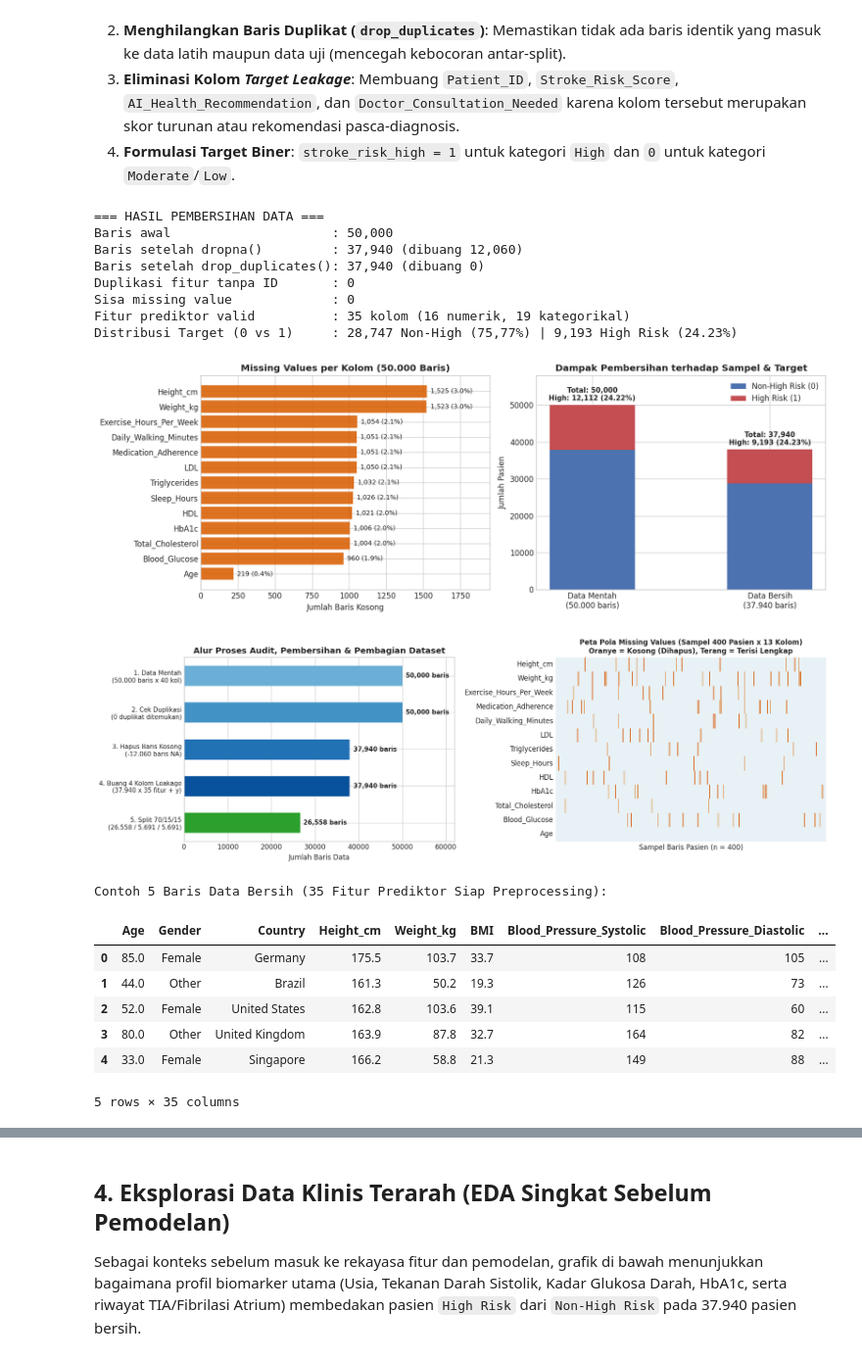
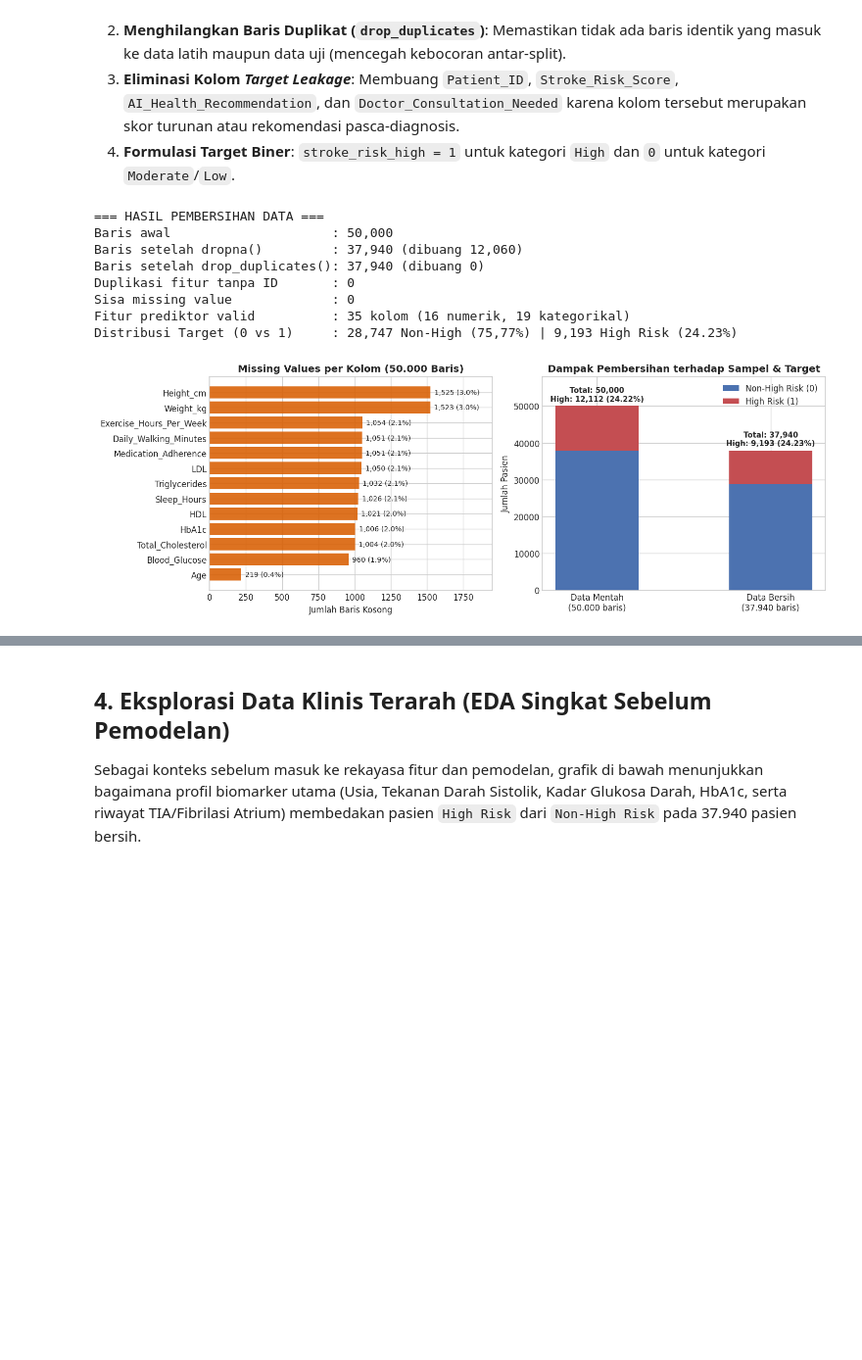
Before and after one commit to ravi-arnan/machine-learning, a Jupyter notebook: colab-hasil/15_presentasi_uas_full_dataset_hasil.ipynb, the cells around one changed output, grey strips where cells are left out. Shown at 98% size. Cells and saved outputs as stored; diff of their text form; code cells hidden in the pictures; blank space fills up the shorter version.

```diff
--- a/colab-hasil/15_presentasi_uas_full_dataset_hasil.ipynb
+++ b/colab-hasil/15_presentasi_uas_full_dataset_hasil.ipynb
@@ -251,7 +251,7 @@ print(f"Fitur prediktor valid          : {X.shape[1]} kolom ({len(num_cols)} num
 print(f"Distribusi Target (0 vs 1)     : {(y == 0).sum():,} Non-High (75,77%) | {(y == 1).sum():,} High Risk ({y.mean()*100:.2f}%)")
 
 # Visualisasi Ringkasan Audit Data & Distribusi Kelas
-fig, axes = plt.subplots(1, 2, figsize=(13.5, 4.8))
+fig, axes = plt.subplots(1, 2, figsize=(12.5, 4.5))
 
 # Panel 1: Missing Values per Kolom
 na_plot = na_nonzero.sort_values("Jumlah_Kosong", ascending=True)
@@ -266,80 +266,31 @@ axes[0].set_xlim(0, na_plot["Jumlah_Kosong"].max() * 1.28)
 labels_stage = ["Data Mentah\n(50.000 baris)", "Data Bersih\n(37.940 baris)"]
 high_counts = [int((df_raw["Stroke_Risk"] == "High").sum()), int((y == 1).sum())]
 non_high_counts = [len(df_raw) - high_counts[0], len(df_clean) - high_counts[1]]
 
 x_pos = np.arange(len(labels_stage))
 axes[1].bar(x_pos, non_high_counts, width=0.48, label="Non-High Risk (0)", color="#4c72b0")
 axes[1].bar(x_pos, high_counts, width=0.48, bottom=non_high_counts, label="High Risk (1)", color="#c44e52")
 axes[1].set_xticks(x_pos)
 axes[1].set_xticklabels(labels_stage, fontsize=10)
 axes[1].set_ylabel("Jumlah Pasien")
 axes[1].set_title("Dampak Pembersihan terhadap Sampel & Target", fontweight="bold")
 axes[1].legend(loc="upper right")
 for i in range(2):
     tot = non_high_counts[i] + high_counts[i]
     axes[1].text(i, tot + 900, f"Total: {tot:,}\nHigh: {high_counts[i]:,} ({high_counts[i]/tot*100:.2f}%)",
                  ha="center", va="bottom", fontsize=9, fontweight="bold")
 axes[1].set_ylim(0, 58000)
 
 plt.tight_layout()
 plt.savefig(ASSET_DIR / "fig_01_audit_dan_pembersihan.png", dpi=150, bbox_inches="tight")
 plt.show()
-
-# Visualisasi Tambahan: Peta Pola Missing Values & Alur Proses Pembersihan Data
-fig, axes = plt.subplots(1, 2, figsize=(15, 4.8))
-
-# Panel Kiri: Diagram Alur Proses Data (50.000 -> 37.940 -> Split)
-steps_label = [
-    "1. Data Mentah\n(50.000 baris x 40 kol)",
-    "2. Cek Duplikasi\n(0 duplikat ditemukan)",
-    "3. Hapus Baris Kosong\n(-12.060 baris NA)",
-    "4. Buang 4 Kolom Leakage\n(37.940 x 35 fitur + y)",
-    "5. Split 70/15/15\n(26.558 / 5.691 / 5.691)",
-]
-steps_vals = [50000, 50000, 37940, 37940, 26558]
-step_colors = ["#6baed6", "#4292c6", "#2171b5", "#08519c", "#2ca02c"]
-y_pos_s = np.arange(len(steps_label))[::-1]
-bars_s = axes[0].barh(y_pos_s, steps_vals, color=step_colors, height=0.55)
-axes[0].set_yticks(y_pos_s)
-axes[0].set_yticklabels(steps_label, fontsize=9)
-axes[0].set_xlabel("Jumlah Baris Data")
-axes[0].set_title("Alur Proses Audit, Pembersihan & Pembagian Dataset", fontweight="bold")
-axes[0].set_xlim(0, 62000)
-for b, v in zip(bars_s, steps_vals):
-    axes[0].text(v + 800, b.get_y() + b.get_height()/2, f"{v:,} baris", va="center", fontsize=9, fontweight="bold")
-
-# Panel Kanan: Heatmap Pola Missing Value pada 500 Sampel Baris Mentah
-na_cols_list = na_nonzero["Kolom"].tolist()
-sample_na = df_raw[na_cols_list].sample(n=400, random_state=SEED).isna().astype(int).T
-sns.heatmap(
-    sample_na, cmap=["#e8f1f5", "#d95f02"], cbar=False, ax=axes[1],
-    xticklabels=False, yticklabels=na_cols_list
-)
-axes[1].set_title("Peta Pola Missing Values (Sampel 400 Pasien x 13 Kolom)\nOranye = Kosong (Dihapus), Terang = Terisi Lengkap", fontweight="bold", fontsize=10)
-axes[1].set_xlabel("Sampel Baris Pasien (n = 400)")
-
-plt.tight_layout()
-plt.savefig(ASSET_DIR / "fig_01b_alur_proses_dan_missing_map.png", dpi=150, bbox_inches="tight")
-plt.show()
-
-print("Contoh 5 Baris Data Bersih (35 Fitur Prediktor Siap Preprocessing):")
-display(X.head(5))
 # %% [output]
 === HASIL PEMBERSIHAN DATA ===
 Baris awal                     : 50,000
 Baris setelah dropna()         : 37,940 (dibuang 12,060)
 Baris setelah drop_duplicates(): 37,940 (dibuang 0)
 Duplikasi fitur tanpa ID       : 0
 Sisa missing value             : 0
 Fitur prediktor valid          : 35 kolom (16 numerik, 19 kategorikal)
 Distribusi Target (0 vs 1)     : 28,747 Non-High (75,77%) | 9,193 High Risk (24.23%)
-[figure, old version]
+[figure, new version]
-[figure, removed]
-Contoh 5 Baris Data Bersih (35 Fitur Prediktor Siap Preprocessing):
-|  | Age | Gender | Country | Height_cm | Weight_kg | BMI | Blood_Pressure_Systolic | Blood_Pressure_Diastolic | ... |
-| 0 | 85.0 | Female | Germany | 175.5 | 103.7 | 33.7 | 108 | 105 | ... |
-| 1 | 44.0 | Other | Brazil | 161.3 | 50.2 | 19.3 | 126 | 73 | ... |
-| 2 | 52.0 | Female | United States | 162.8 | 103.6 | 39.1 | 115 | 60 | ... |
-| 3 | 80.0 | Other | United Kingdom | 163.9 | 87.8 | 32.7 | 164 | 82 | ... |
-| 4 | 33.0 | Female | Singapore | 166.2 | 58.8 | 21.3 | 149 | 88 | ... |
-5 rows × 35 columns
```
Also changed, not shown: parts of 11 cells of this notebook, 24 other files.
